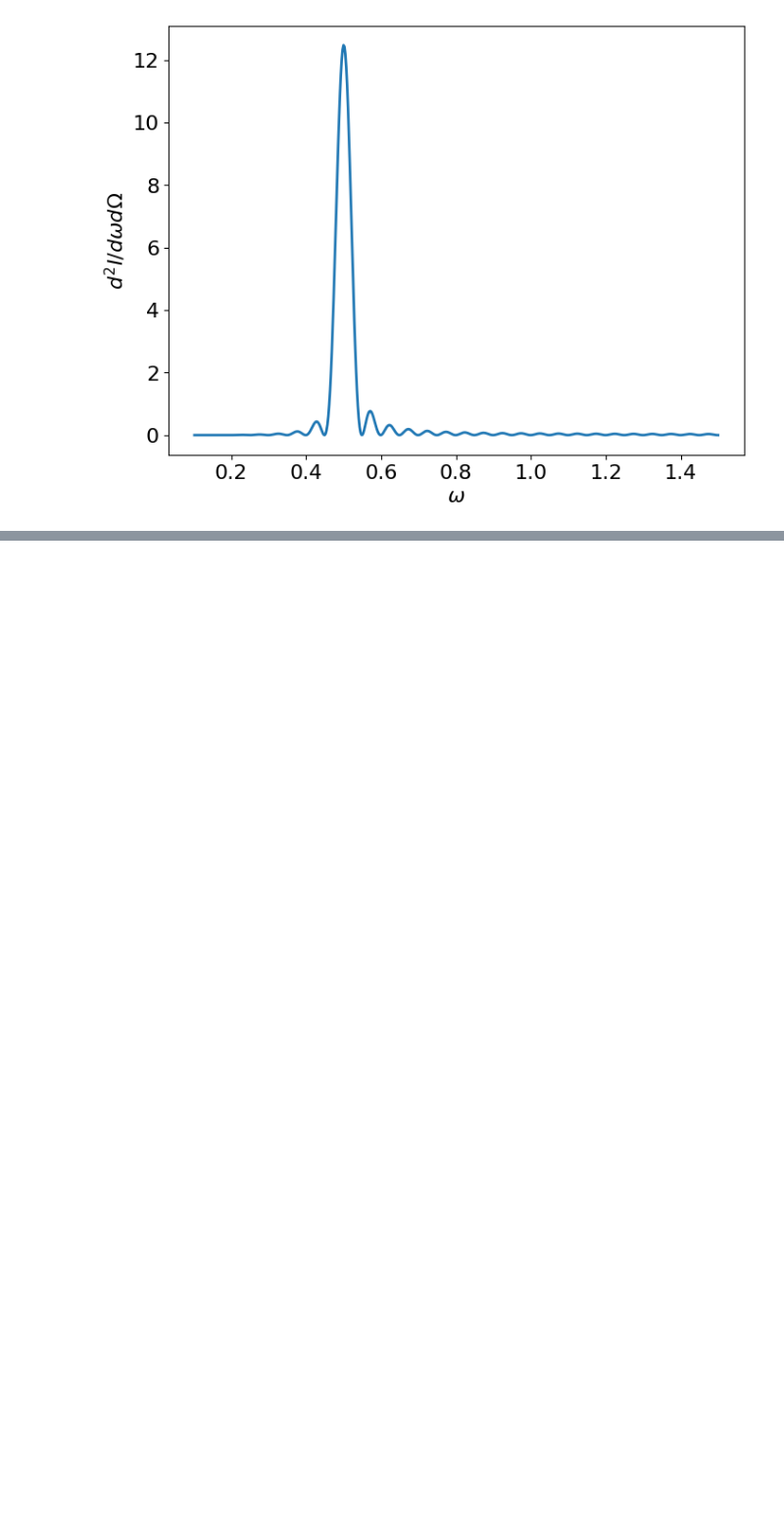
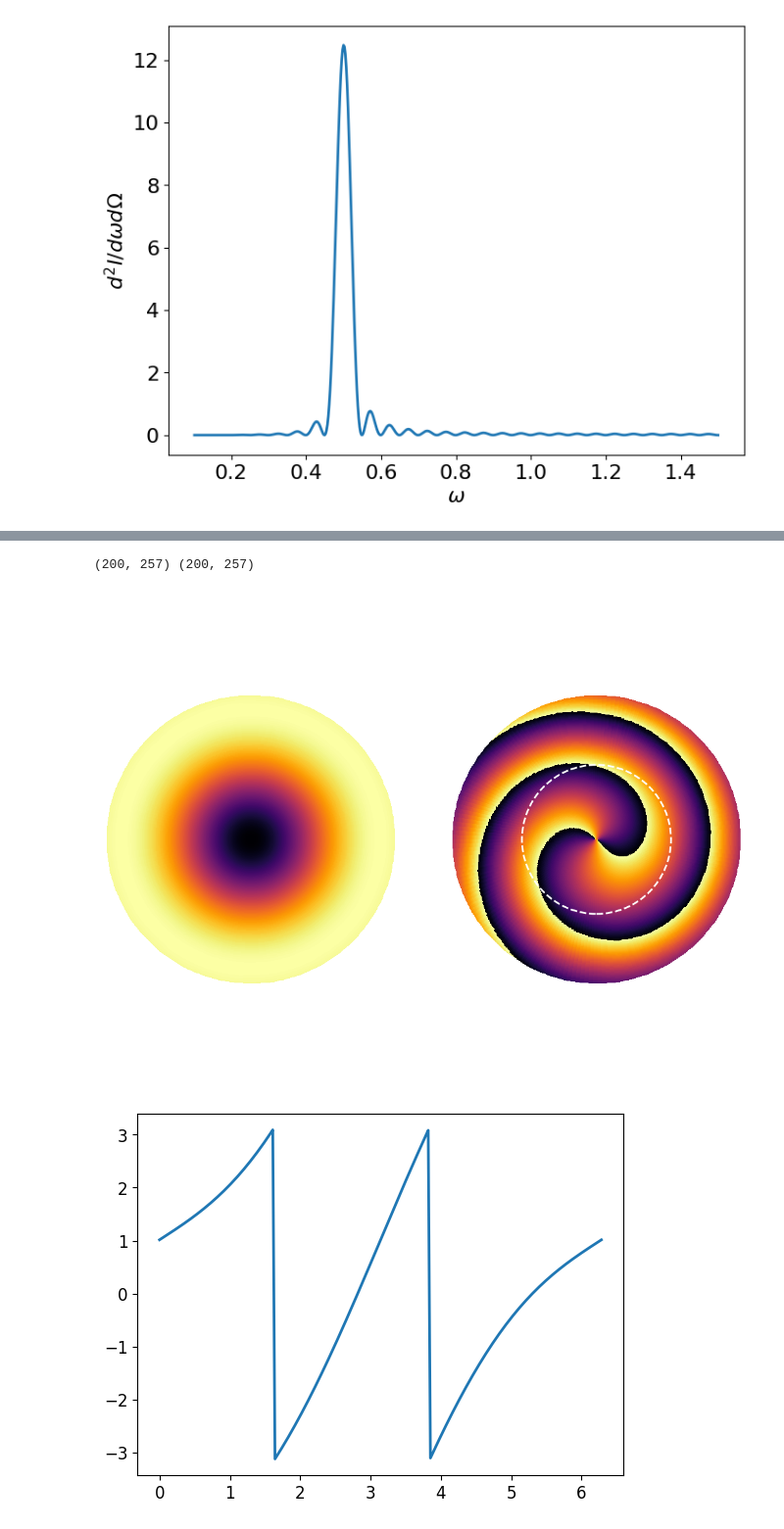
Before and after one commit to maxbalrog/compton-classic, a Jupyter notebook: notebooks/OAM.ipynb, the cells around one changed output, grey strips where cells are left out. Shown at 98% size. Saved outputs shown, nothing was run; the diff lists cells and outputs as text; code cells hidden in the pictures; blank space fills up the shorter version.

```diff
--- a/notebooks/OAM.ipynb
+++ b/notebooks/OAM.ipynb
@@ -106,0 +134,48 @@ plt.show()
+# %%
+gamma = 10
+A_L, w_L, theta_L = Lorentz_harm(A_2D, w_grid, theta_grid, phi_grid, gamma=gamma)
+
+A_pol_comp = Stokes_parameters(A_L[:3])
+# %%
+def plot_OAM(A, theta_grid, phi_grid, theta_stop=0.1, idx_star=10, plot_angle=False):
+    idx_theta = np.pi-theta_grid < theta_stop
+
+    R = 1. * np.sin(np.pi - theta_grid[idx_theta])
+
+    R_grid, phi_grid_new = np.meshgrid(R, phi_grid)
+    x1 = R_grid * np.cos(phi_grid_new)
+    x2 = R_grid * np.sin(phi_grid_new)
+    print(x1.shape, x2.shape)
+
+    plt.figure(dpi=200)
+    if plot_angle:
+        plt.subplot(1,2,1)
+    plt.pcolormesh(x1, x2, np.abs(A)[idx_theta].T, cmap='inferno',
+                   rasterized=True)
+    plt.axis('equal')
+    plt.axis('off')
+    if not plot_angle:
+        plt.colorbar()
+    if plot_angle:
+        ax = plt.subplot(1,2,2)
+        circle = plt.Circle((0, 0), R[-idx_star], fill=False, color='white', linewidth=1, linestyle='--',
+                           zorder=5)
+        ax.add_artist(circle)
+        plt.pcolormesh(x1, x2, np.angle(A)[idx_theta].T, cmap='inferno',
+                       rasterized=True)
+        plt.axis('equal')
+        plt.axis('off')
+    plt.show()
+
+    if plot_angle:
+        plt.figure(dpi=100)
+        plt.plot(phi_grid, np.angle(A)[idx_theta][-idx_star])
+        plt.xticks(fontsize=12)
+        plt.yticks(fontsize=12)
+        plt.show()
+# %%
+plot_OAM(A_pol_comp[0], theta_L, phi_grid, 0.08, 150, plot_angle=True)
+# %% [output]
+(200, 257) (200, 257)
+[figure, added]
+[figure, added]
```
Also changed, not shown: parts of 5 cells of this notebook, 2 other files.
